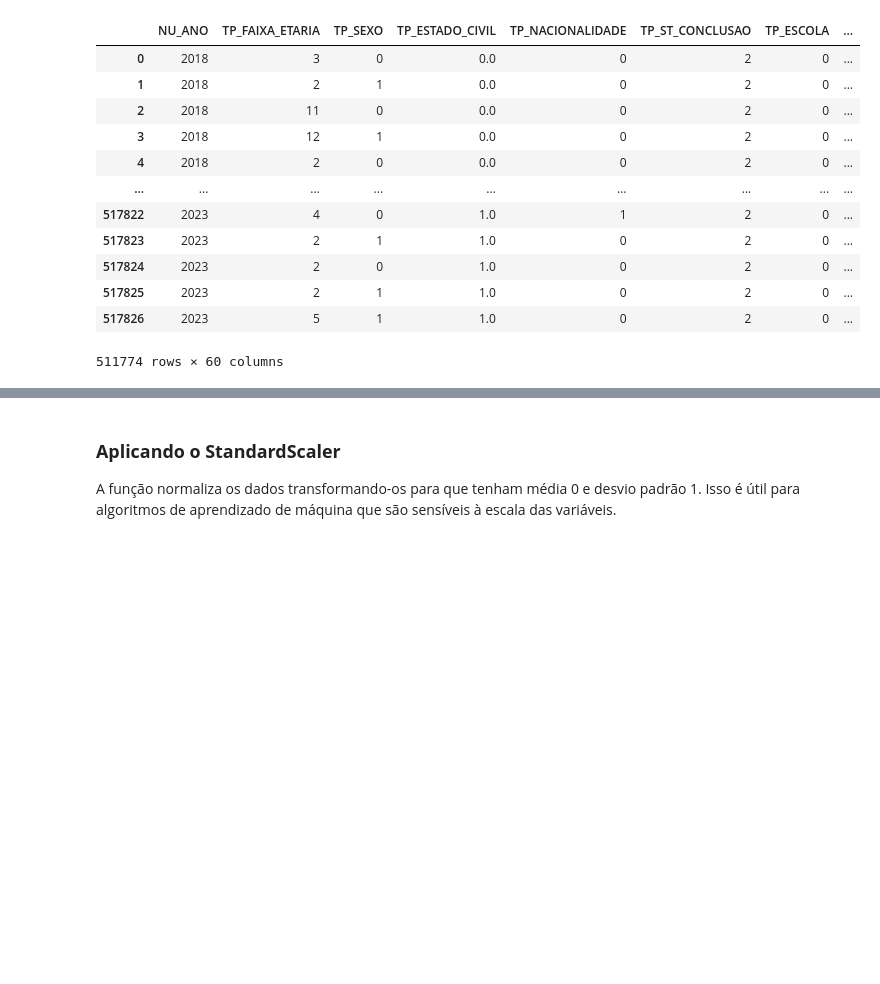
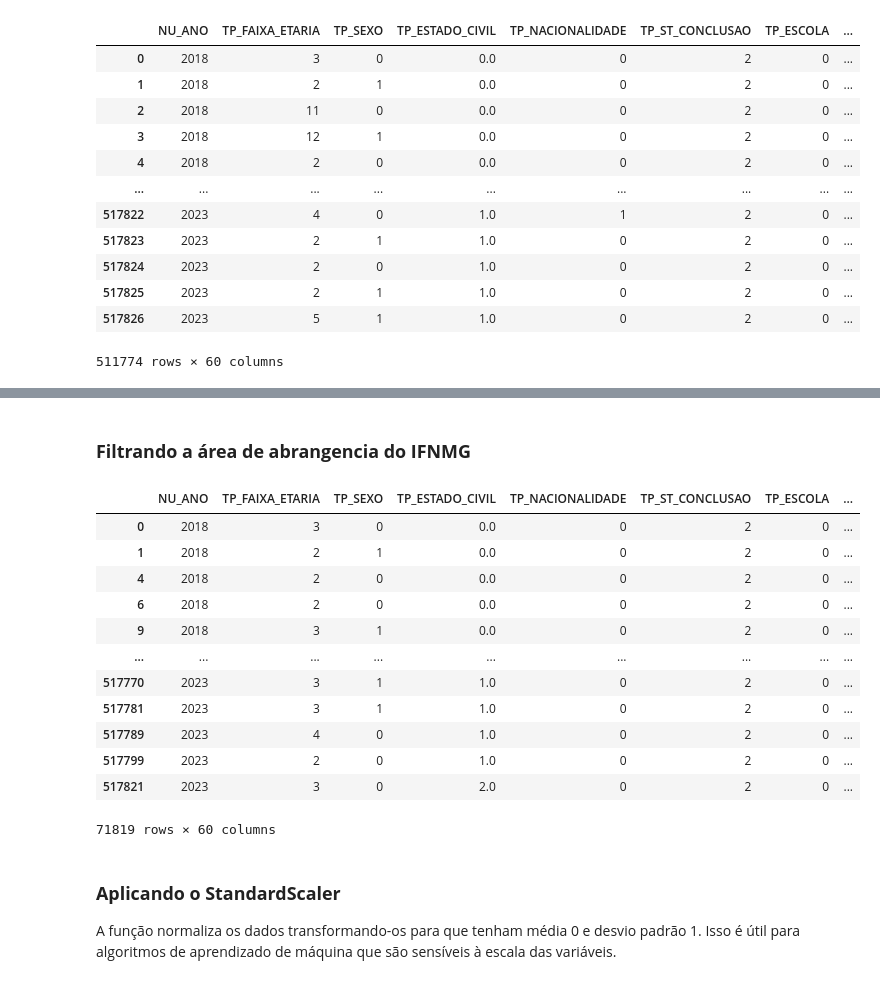
Before and after one commit to NandaLeal/TCC, a Jupyter notebook: TCC - FASE 3 .ipynb, the cells around one changed output, grey strips where cells are left out. Saved outputs shown, nothing was run; the diff lists cells and outputs as text; code cells hidden in the pictures; blank space fills up the shorter version.

```diff
--- a/TCC - FASE 3 .ipynb
+++ b/TCC - FASE 3 .ipynb
@@ -214,0 +217,14 @@ Após a limpeza e recodificação da variável **TP_ESCOLA**, o conjunto de dado
+# %%
+colunas_categoricas = [
+    'ESQ_PAI', 'ESC_MAE', 'OCU_PAI', 'OCU_MAE', 'RENDA_MENSAL',
+    'EMP_DOMESTICO', 'BANHEIRO', 'QTD_QUARTOS', 'CARRO', 'MOTO',
+    'GELADEIRA', 'FREEZER', 'LAVA_ROUPA', 'SECA_ROUPA', 'MICROONDAS',
+    'LAVA_LOUCA', 'ASPIRADOR', 'TV', 'DVD', 'TV_ASSINATURA',
+    'CELULAR', 'TELEFONE_FIXO', 'COMPUTADOR', 'INTERNET'
+]
+mapa = {chr(i + 65): i for i in range(26)}  # 'A'->0, 'B'->1, ..., 'Z'->25
+
+for col in colunas_categoricas:
+    df_final[col] = df_final[col].map(mapa)
+
+df_final
@@ -215,3 +245,53 @@ Após a limpeza e recodificação da variável **TP_ESCOLA**, o conjunto de dado
+# %% [markdown]
+### **Filtrando a área de abrangencia do IFNMG**
+# %%
+cidades_filtro = [
+    "Almenara","Alvorada de Minas","Angelândia","Araçuaí","Aricanduva","Arinos","Ataléia",
+    "Augusto de Lima","Bandeira","Berilo","Berizal","Bertópolis","Bocaiúva","Bonfinópolis de Minas",
+    "Bonito de Minas","Botumirim","Brasília de Minas","Buenópolis","Buritis","Buritizeiro","Cabeceira Grande",
+    "Cachoeira de Pajeú","Campanário","Campo Azul","Capelinha","Capitão Enéas","Caraí","Carbonita",
+    "Carlos Chagas","Catuji","Catuti","Chapada Gaúcha","Chapada do Norte","Claro dos Poções","Comercinho",
+    "Coração de Jesus","Corinto","Coronel Murta","Couto de Magalhães de Minas","Cristália","Crisólita",
+    "Curral de Dentro","Curvelo","Cônego Marinho","Datas","Diamantina","Divisa Alegre","Divisópolis",
+    "Dom Bosco","Engenheiro Navarro","Espinosa","Felisburgo","Felixlândia","Felício dos Santos","Formoso",
+    "Francisco Badaró","Francisco Dumont","Francisco Sá","Franciscópolis","Frei Gaspar","Fronteira dos Vales",
+    "Fruta de Leite","Gameleiras","Glaucilândia","Gouveia","Grão Mogol","Guaraciama","Ibiaí","Ibiracatu",
+    "Icaraí de Minas","Indaiabira","Inimutaba","Itacambira","Itacarambi","Itaipé","Itamarandiba","Itambacuri",
+    "Itaobim","Itinga","Jacinto","Janaúba","Januária","Japonvar","Jaíba","Jenipapo de Minas","Jequitaí",
+    "Jequitinhonha","Joaquim Felício","Joaíma","Jordânia","Josenópolis","José Gonçalves de Minas","Juramento",
+    "Juvenília","Ladainha","Lagoa dos Patos","Lassance","Leme do Prado","Lontra","Luislândia","Machacalis",
+    "Malacacheta","Mamonas","Manga","Mata Verde","Matias Cardoso","Mato Verde","Medina","Minas Novas",
+    "Mirabela","Miravânia","Monjolos","Montalvânia","Monte Azul","Monte Formoso","Montes Claros","Montezuma",
+    "Morro da Garça","Nanuque","Natalândia","Ninheira","Nova Módica","Nova Porteirinha","Novo Cruzeiro",
+    "Novo Oriente de Minas","Novorizonte","Olhos-d'Água","Ouro Verde de Minas","Padre Carvalho","Padre Paraíso",
+    "Pai Pedro","Palmópolis","Patis","Pavão","Pedra Azul","Pedras de Maria da Cruz","Pescador","Pintópolis",
+    "Pirapora","Ponto Chique","Ponto dos Volantes","Porteirinha","Poté","Presidente Juscelino",
+    "Presidente Kubitschek","Riachinho","Riacho dos Machados","Rio Pardo de Minas","Rio do Prado","Rubelita",
+    "Rubim","Salinas","Salto da Divisa","Santa Cruz de Salinas","Santa Fé de Minas","Santa Helena de Minas",
+    "Santa Maria do Salto","Santo Antônio do Itambé","Santo Antônio do Jacinto","Santo Antônio do Retiro",
+    "Santo Hipólito","Senador Modestino Gonçalves","Serra Azul de Minas","Serra dos Aimorés","Serranópolis de Minas",
+    "Serro","Setubinha","São Francisco","São Gonçalo do Rio Preto","São José do Divino","São João da Lagoa",
+    "São João da Ponte","São João das Missões","São João do Pacuí","São João do Paraíso","São Romão","Taiobeiras",
+    "Teófilo Otoni","Três Marias","Turmalina","Ubaí","Umburatiba","Unaí","Uruana de Minas","Urucuia",
+    "Vargem Grande do Rio Pardo","Varzelândia","Verdelândia","Veredinha","Virgem da Lapa","Várzea da Palma",
+    "Água Boa","Águas Formosas","Águas Vermelhas"
+]
+df_ifnmg = df_final[(df_final['NO_MUNICIPIO_ESC'].isin(cidades_filtro))]
+df_ifnmg
+# %% [output]
+|  | NU_ANO | TP_FAIXA_ETARIA | TP_SEXO | TP_ESTADO_CIVIL | TP_NACIONALIDADE | TP_ST_CONCLUSAO | TP_ESCOLA | ... |
+| 0 | 2018 | 3 | 0 | 0.0 | 0 | 2 | 0 | ... |
+| 1 | 2018 | 2 | 1 | 0.0 | 0 | 2 | 0 | ... |
+| 4 | 2018 | 2 | 0 | 0.0 | 0 | 2 | 0 | ... |
+| 6 | 2018 | 2 | 0 | 0.0 | 0 | 2 | 0 | ... |
+| 9 | 2018 | 3 | 1 | 0.0 | 0 | 2 | 0 | ... |
+| ... | ... | ... | ... | ... | ... | ... | ... | ... |
+| 517770 | 2023 | 3 | 1 | 1.0 | 0 | 2 | 0 | ... |
+| 517781 | 2023 | 3 | 1 | 1.0 | 0 | 2 | 0 | ... |
+| 517789 | 2023 | 4 | 0 | 1.0 | 0 | 2 | 0 | ... |
+| 517799 | 2023 | 2 | 0 | 1.0 | 0 | 2 | 0 | ... |
+| 517821 | 2023 | 3 | 0 | 2.0 | 0 | 2 | 0 | ... |
+71819 rows × 60 columns
 # %% [markdown]
 ### **Aplicando o StandardScaler**
 
```
Also changed, not shown: parts of 6 cells of this notebook.
